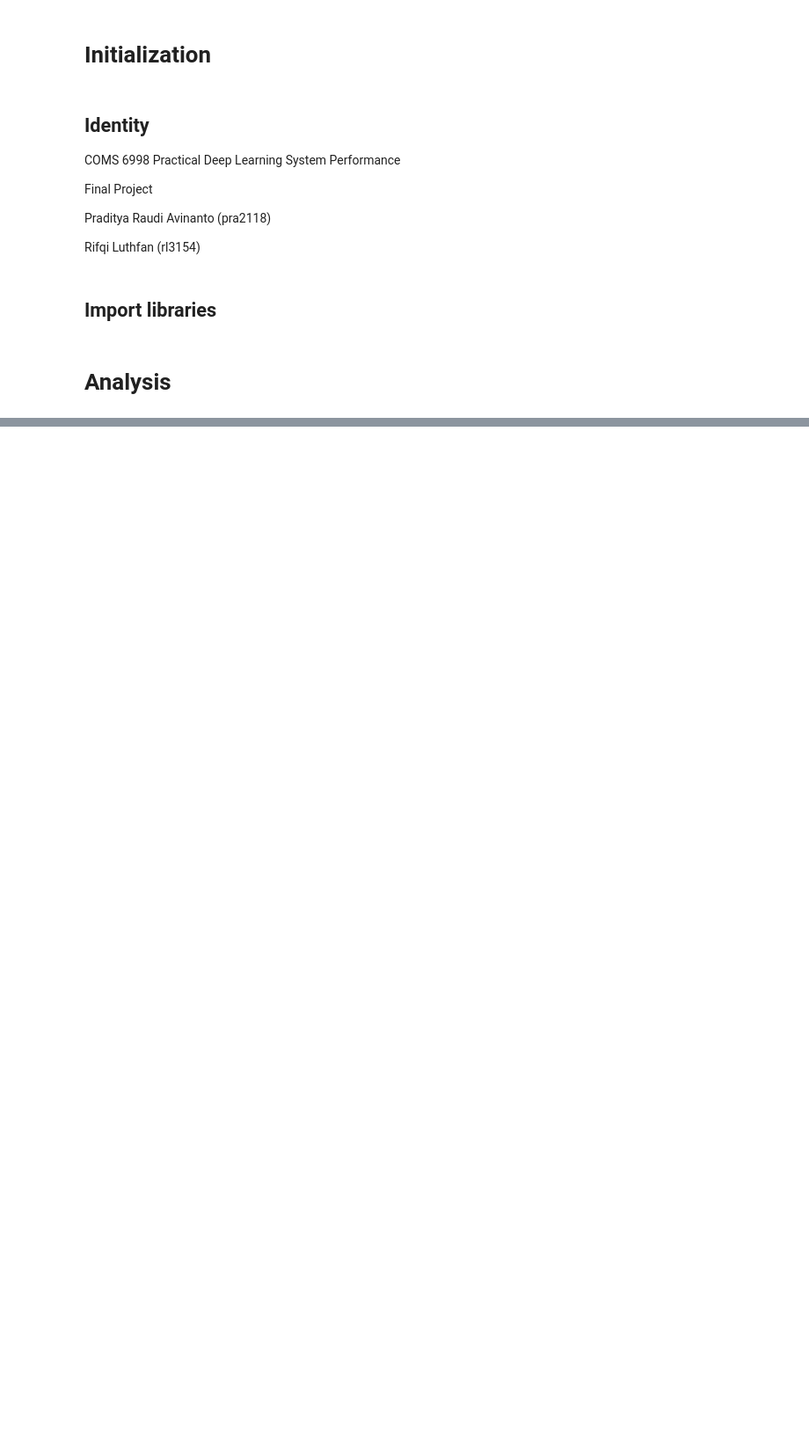
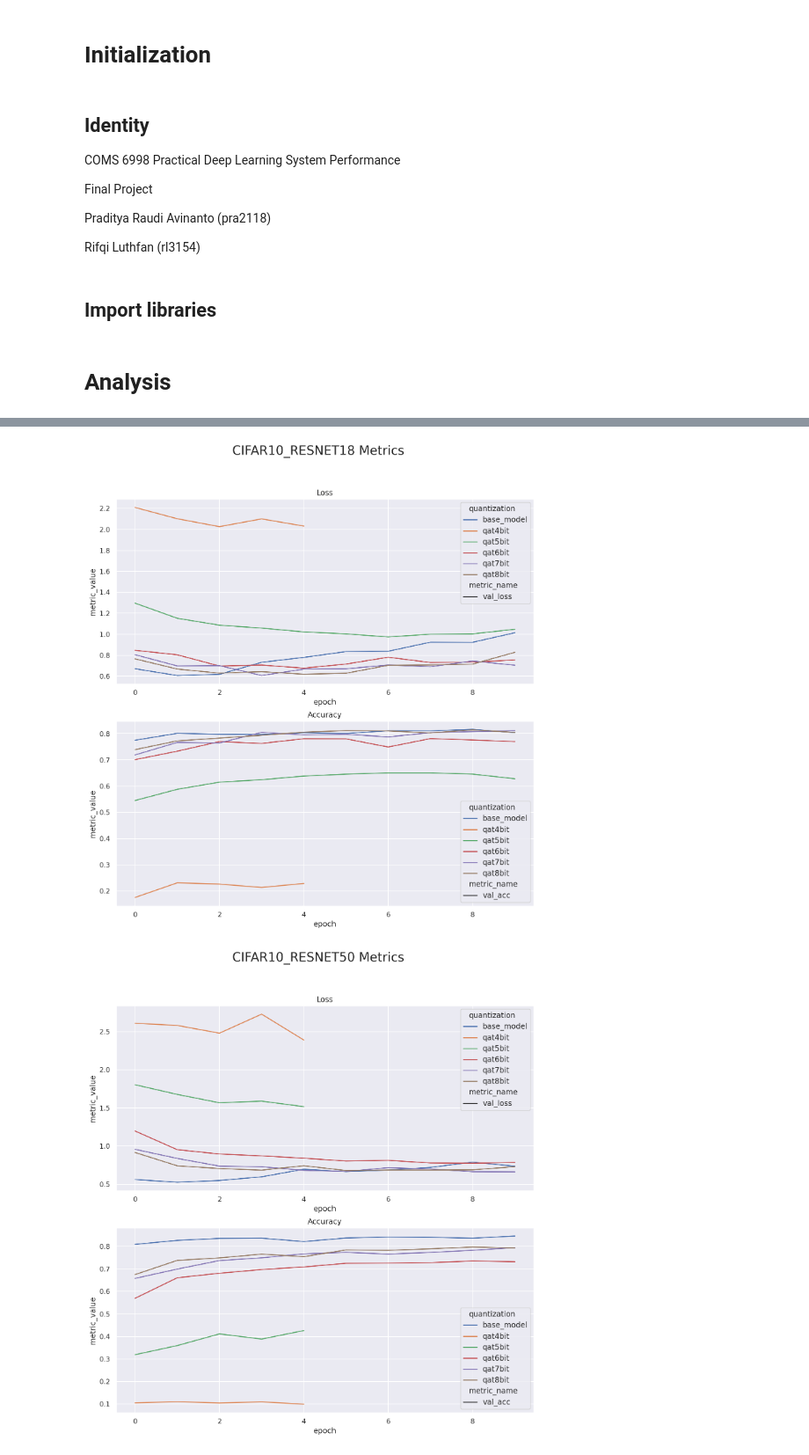
Before and after one commit to rluthfan/pytorch-quantization, a Jupyter notebook: Analysis-of-results.ipynb, the cells around one changed output, grey strips where cells are left out. Shown at 88% size. Drawn from its saved outputs; the diff is of its cells as text; code cells hidden in the pictures; blank space fills up the shorter version.

Commit message:
add figures

```diff
--- a/Analysis-of-results.ipynb
+++ b/Analysis-of-results.ipynb
@@ -53,0 +86,15 @@ compiled_df.pivot??
+# %%
+BASE_CKPT_DIR = 'checkpoint'
+training_hist = []
+
+for ck in (os.listdir(BASE_CKPT_DIR)):
+    for pt in (os.listdir(f"{BASE_CKPT_DIR}/{ck}")):
+        if os.path.isdir(f"{BASE_CKPT_DIR}/{ck}/{pt}"):
+            temp_df = pd.read_csv(f"{BASE_CKPT_DIR}/{ck}/{pt}/train_logs.csv")
+            temp_df['epoch'] = range(len(temp_df))
+            temp_df['quantization'] = pt
+            temp_df['dataset_model'] = ck
+            training_hist.append(temp_df)
+# %%
+qat_plot = pd.concat(training_hist).melt(id_vars=['quantization', 'dataset_model', 'epoch'], var_name='metric_name', value_name='metric_value')
+qat_plot
@@ -53,0 +115,18 @@ compiled_df.pivot??
+# %%
+# Per Dataset Per Model
+
+for ds in qat_plot['dataset_model'].unique():
+    fig, ax = plt.subplots(figsize=(12,12), nrows=2, ncols=1)
+    sns.lineplot(data=qat_plot[(qat_plot['dataset_model']==ds)&
+                               (qat_plot['metric_name'].str.contains('val_loss'))],
+                    x='epoch', y='metric_value', hue='quantization', style='metric_name', ax=ax[0])
+    sns.lineplot(data=qat_plot[(qat_plot['dataset_model']==ds)&
+                               (qat_plot['metric_name'].str.contains('val_acc'))],
+                    x='epoch', y='metric_value', hue='quantization', style='metric_name', ax=ax[1])
+    fig.suptitle(f"{ds.upper()} Metrics", fontsize=20)
+    ax[0].set_title('Loss')
+    ax[1].set_title('Accuracy')
+    plt.savefig(f'figures/effect_of_diff_bits/{ds}.png', dpi=500)
+# %% [output]
+[figure, added]
+[figure, added]
```
Also changed, not shown: parts of 11 cells of this notebook, 10 other files.
